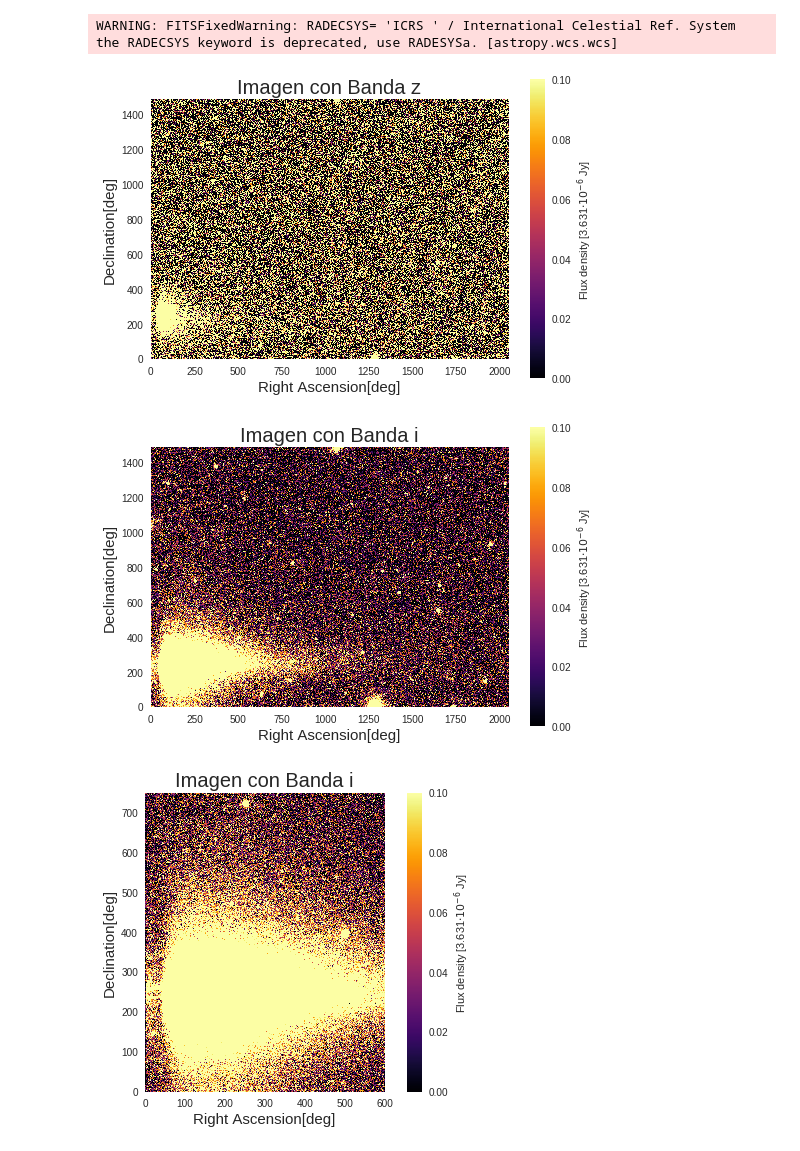
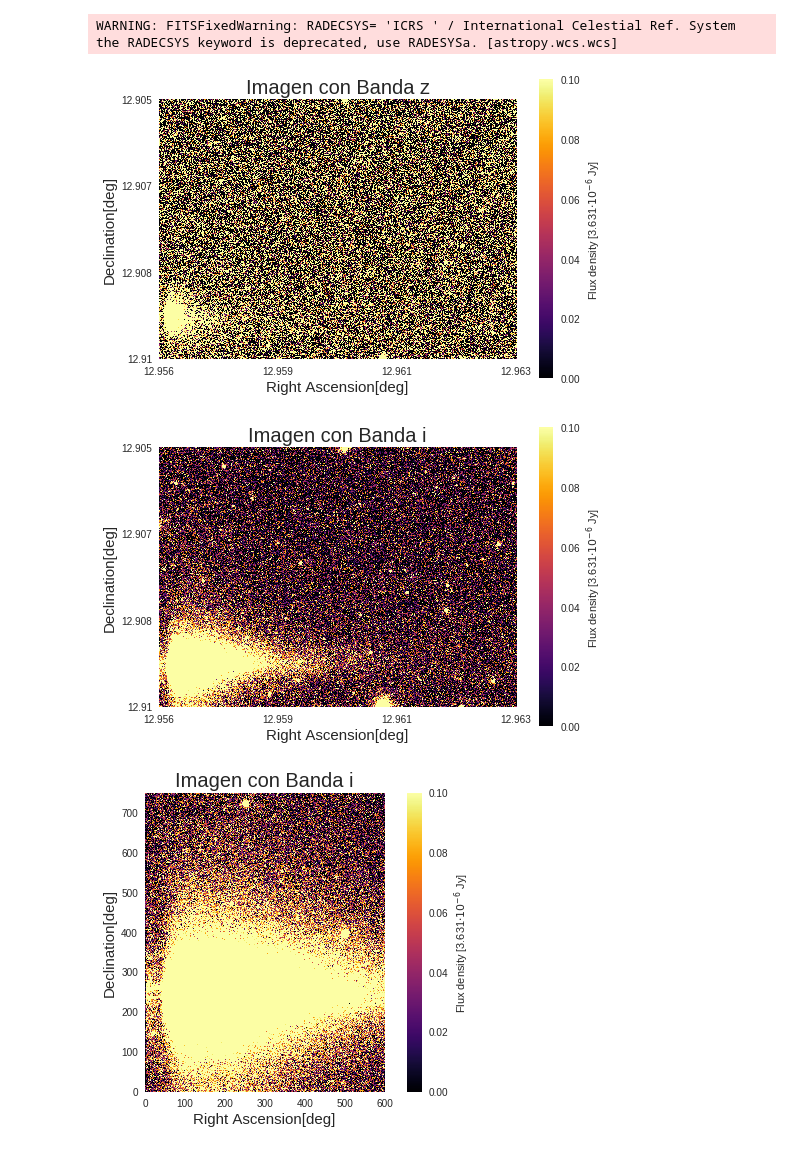
Before and after one commit to PaulaBDS/minitarea4, a Jupyter notebook: minitarea4.ipynb, the cells around one changed output. Cells and saved outputs as stored; diff of their text form; code cells hidden in the pictures.

```diff
--- a/minitarea4.ipynb
+++ b/minitarea4.ipynb
@@ -382,43 +417,46 @@ the RADECSYS keyword is deprecated, use RADESYSa. [astropy.wcs.wcs]
 
 data_z=imz[0][0].data
 data_i=imi[0][0].data
 
-#
+delt = np.arange(0,header_i['NAXIS1']) - (header['CRPIX1']-1)
+step = delt*header_i['CD1_1']
+Ra = step + header_i['CRVAL1']
 
-delt1 = np.arange(0,header['NAXIS1']) - (header['CRPIX1']-1)
-step1 = delt1*header['CD1_1']
-ra = step1 + header['CRVAL1']
+Delt = np.arange(0,header_i['NAXIS2']) - (header_i['CRPIX2']-1)
+Step = Delt*header_i['CD2_2']
+Dec = Step + header_i['CRVAL2']
 
-delt2 = np.arange(0,header['NAXIS2']) - (header['CRPIX2']-1)
-step2 = delt2*header['CD2_2']
-dec = step2 + header['CRVAL2']
 
 
 
 #imagen de la banda z
+
 plt.imshow(data_z, cmap='inferno', origin='lower', vmin=0, vmax=0.1)
 plt.grid(b=None)
+plt.xticks((0,len(Ra)/3,2*len(Ra)/3,len(Ra)),(round(Ra[0],3),round(Ra[len(Ra)/3],3),round(Ra[2*len(Ra)/3],3),round(Ra[-1],3)))
+plt.yticks((0,len(Dec)/3,2*len(Dec)/3,len(Dec)),(round(Dec[0],3),round(Dec[len(Dec)/3],3),round(Dec[2*len(Dec)/3],3),round(Dec[-1],3)))
 plt.title('Imagen con Banda z', size=20)
-
 plt.xlabel('Right Ascension[deg]', size=15)
 plt.ylabel('Declination[deg]', size=15)
 cb5=plt.colorbar()
 cb5.set_label('Flux density [3.631$ \cdot 10^{-6}$ Jy]')
 plt.show()
 
 #imagen de la banda i
 
 plt.imshow(data_i, cmap='inferno', origin='lower', vmin=0, vmax=0.1)
 plt.grid(b=None)
+plt.xticks((0,len(Ra)/3,2*len(Ra)/3,len(Ra)),(round(Ra[0],3),round(Ra[len(Ra)/3],3),round(Ra[2*len(Ra)/3],3),round(Ra[-1],3)))
+plt.yticks((0,len(Dec)/3,2*len(Dec)/3,len(Dec)),(round(Dec[0],3),round(Dec[len(Dec)/3],3),round(Dec[2*len(Dec)/3],3),round(Dec[-1],3)))
 plt.title('Imagen con Banda i', size=20)
 plt.xlabel('Right Ascension[deg]', size=15)
 plt.ylabel('Declination[deg]', size=15)
 cb6=plt.colorbar()
 cb6.set_label('Flux density [3.631$ \cdot 10^{-6}$ Jy]')
 plt.show()
 # %% [output]
-[figure, old version]
+[figure, new version]
-[figure, old version]
+[figure, new version]
 # %%
 # Ampliando la imagen hacia el objeto en cuestión
 slicing=data_i[0:750,0:600]
```
Also changed, not shown: parts of 3 cells of this notebook.
